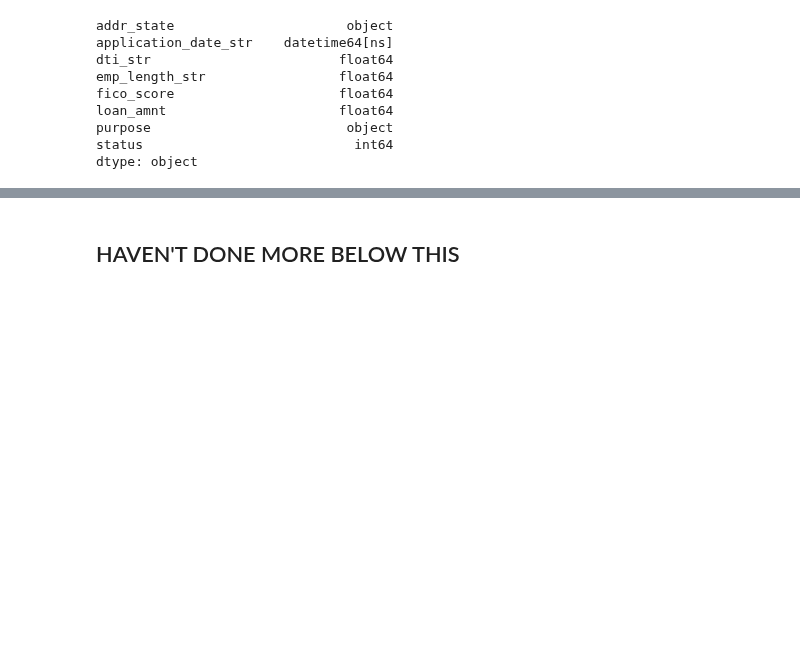
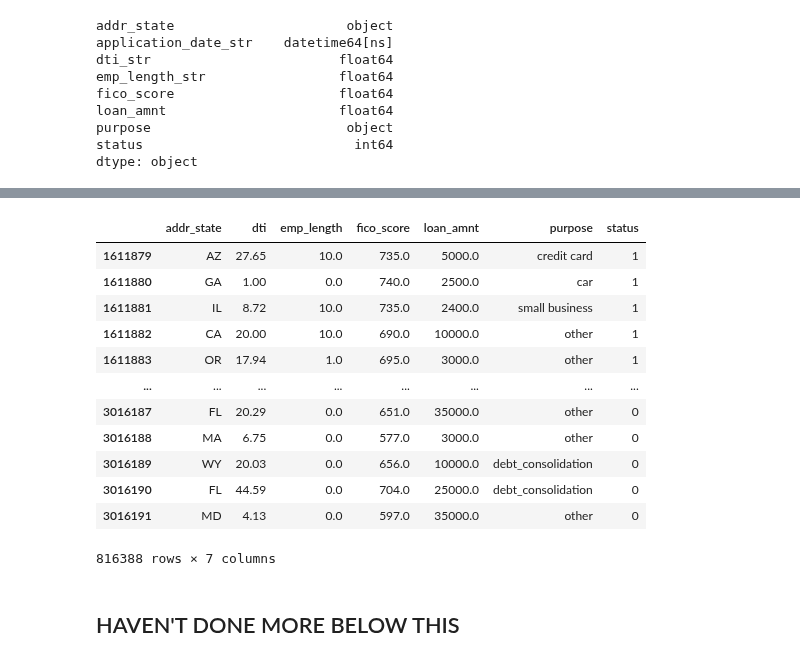
Before and after one commit to cedergrund/CSCI4622Project, a Jupyter notebook: checkincode.ipynb, the cells around one changed output, grey strips where cells are left out. Saved outputs shown, nothing was run; the diff lists cells and outputs as text; code cells hidden in the pictures; blank space fills up the shorter version.

```diff
--- a/checkincode.ipynb
+++ b/checkincode.ipynb
@@ -247,0 +275,25 @@ Shape after dropping rows with missing application date: (29909409, 8)
+# %%
+# --- Step 9: Extract Year and Temporal Split ---
+print("Splitting data by time period...")
+combined_df['year'] = combined_df['application_date'].dt.year
+
+# Define time periods
+recession_years = range(2007, 2013) # 2007-2012 inclusive
+post_recession_years = range(2013, 2019) # 2013-2018 inclusive
+
+recession_df = combined_df[combined_df['year'].isin(recession_years)].copy()
+post_recession_df = combined_df[combined_df['year'].isin(post_recession_years)].copy()
+
+# Drop the date and year columns as they are no longer needed for modeling itself
+recession_df.drop(columns=['application_date', 'year'], inplace=True)
+post_recession_df.drop(columns=['application_date', 'year'], inplace=True)
+
+print(f"Recession Era (2007-2012) dataset shape: {recession_df.shape}")
+print(f"Post-Recession Era (2013-2018) dataset shape: {post_recession_df.shape}")
+
+# --- Final Check ---
+print("\nPreprocessing Complete.")
+print("\nRecession Data Info:")
+recession_df.info()
+print("\nPost-Recession Data Info:")
+post_recession_df.info()
@@ -248,3 +318,19 @@ Shape after dropping rows with missing application date: (29909409, 8)
+# %%
+recession_df
+# %% [output]
+|  | addr_state | dti | emp_length | fico_score | loan_amnt | purpose | status |
+| 1611879 | AZ | 27.65 | 10.0 | 735.0 | 5000.0 | credit card | 1 |
+| 1611880 | GA | 1.00 | 0.0 | 740.0 | 2500.0 | car | 1 |
+| 1611881 | IL | 8.72 | 10.0 | 735.0 | 2400.0 | small business | 1 |
+| 1611882 | CA | 20.00 | 10.0 | 690.0 | 10000.0 | other | 1 |
+| 1611883 | OR | 17.94 | 1.0 | 695.0 | 3000.0 | other | 1 |
+| ... | ... | ... | ... | ... | ... | ... | ... |
+| 3016187 | FL | 20.29 | 0.0 | 651.0 | 35000.0 | other | 0 |
+| 3016188 | MA | 6.75 | 0.0 | 577.0 | 3000.0 | other | 0 |
+| 3016189 | WY | 20.03 | 0.0 | 656.0 | 10000.0 | debt_consolidation | 0 |
+| 3016190 | FL | 44.59 | 0.0 | 704.0 | 25000.0 | debt_consolidation | 0 |
+| 3016191 | MD | 4.13 | 0.0 | 597.0 | 35000.0 | other | 0 |
+816388 rows × 7 columns
 # %% [markdown]
 ## HAVEN'T DONE MORE BELOW THIS
 # %%
```
Also changed, not shown: parts of 2 cells of this notebook.
